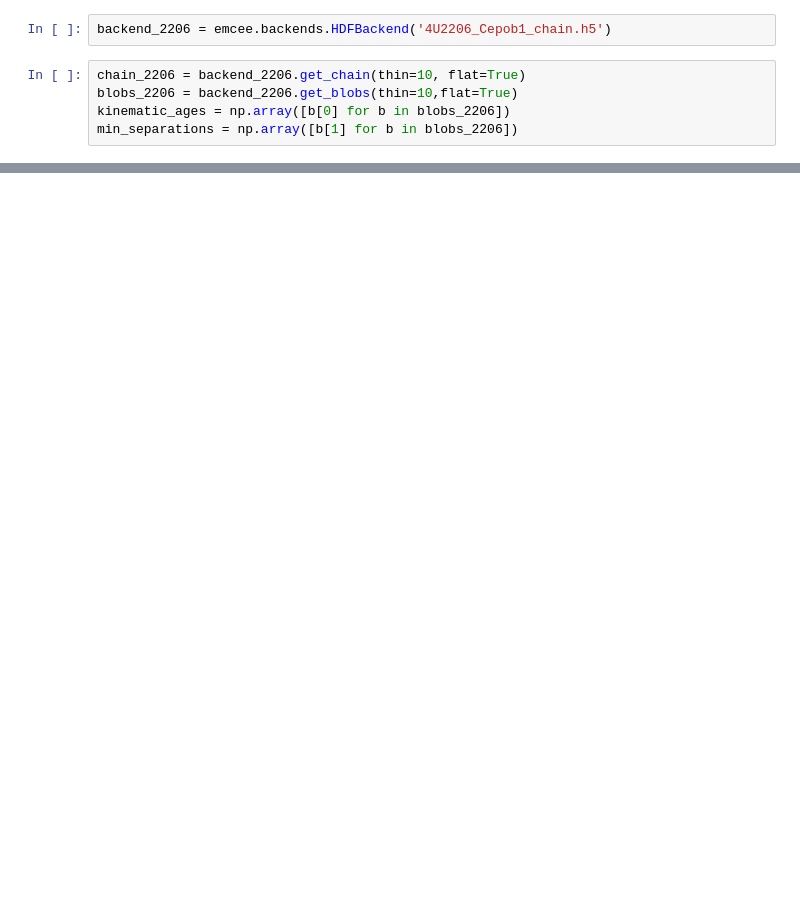
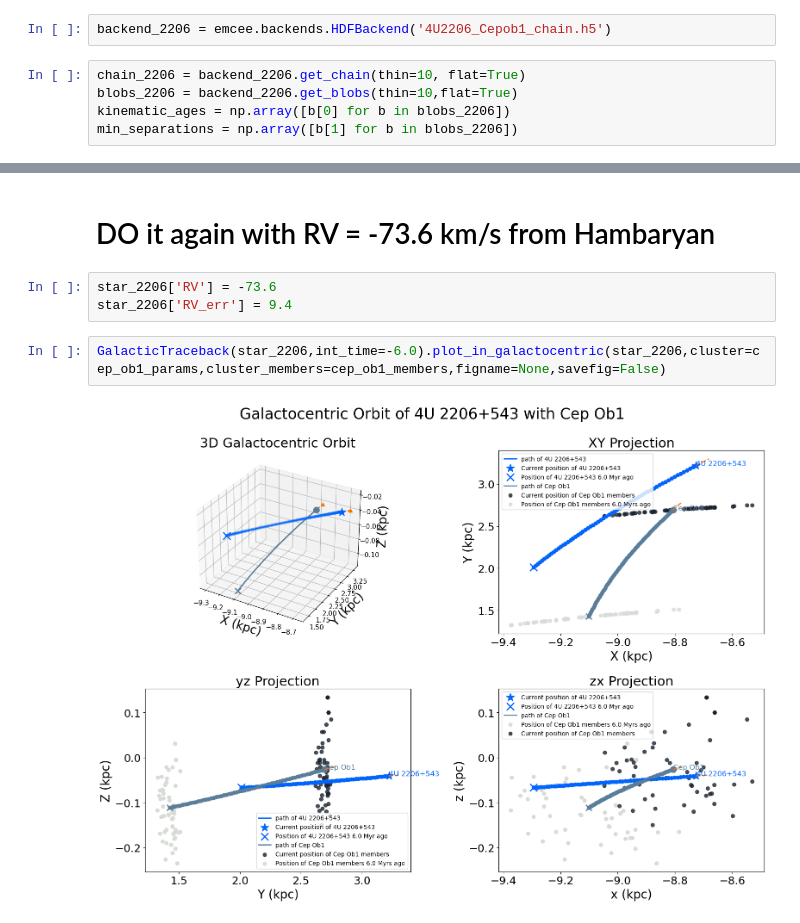
Before and after one commit to MantisShrimp2/Thesis-HMXB, a Jupyter notebook: Code/4U2206+54.ipynb, the cells around one changed output, grey strips where cells are left out. Cells and saved outputs as stored; diff of their text form; blank space fills up the shorter version.

```diff
--- a/Code/4U2206+54.ipynb
+++ b/Code/4U2206+54.ipynb
@@ -154,0 +204,9 @@ gpMCMC().compute_full_separations_and_plot(flat_chain=chain_2206, cluster_params
+# %% [markdown]
+# DO it again with RV = -73.6 km/s from Hambaryan
+# %%
+star_2206['RV'] = -73.6
+star_2206['RV_err'] = 9.4
+# %%
+GalacticTraceback(star_2206,int_time=-6.0).plot_in_galactocentric(star_2206,cluster=cep_ob1_params,cluster_members=cep_ob1_members,figname=None,savefig=False)
+# %% [output]
+[figure, added]
```
Also changed, not shown: parts of 18 cells of this notebook.
